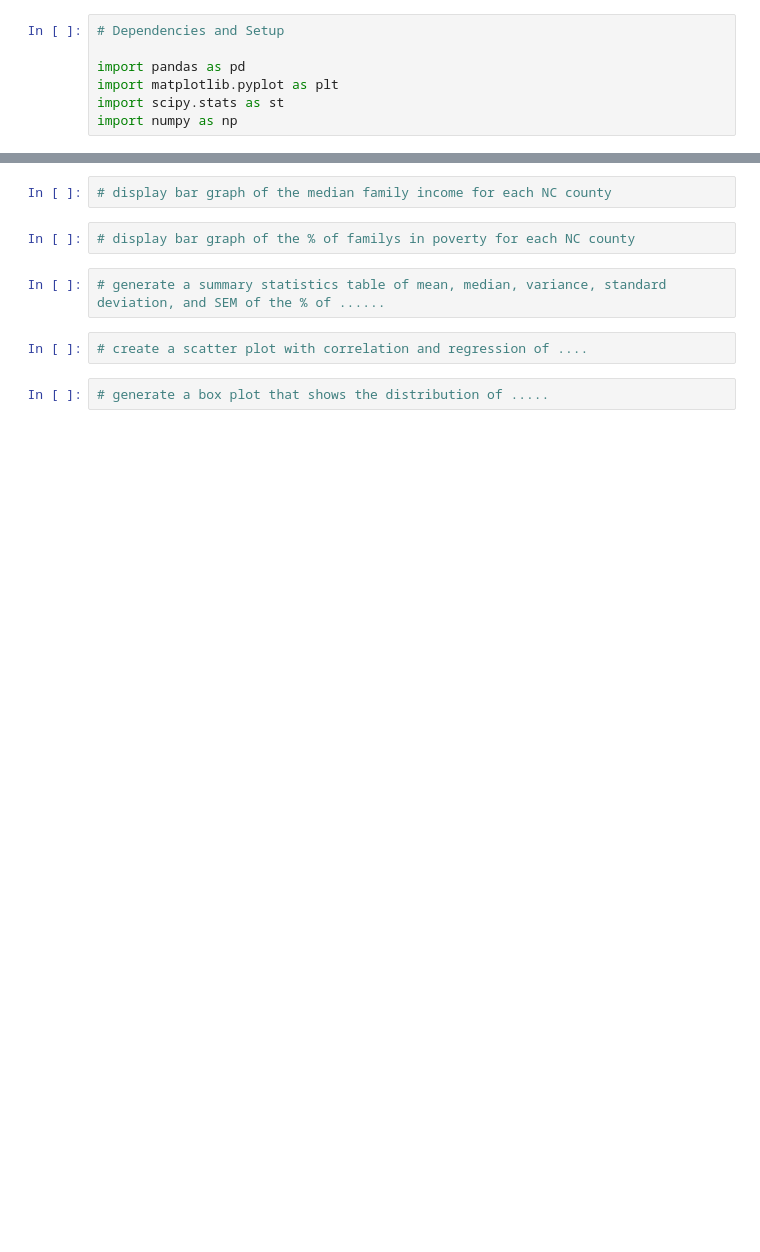
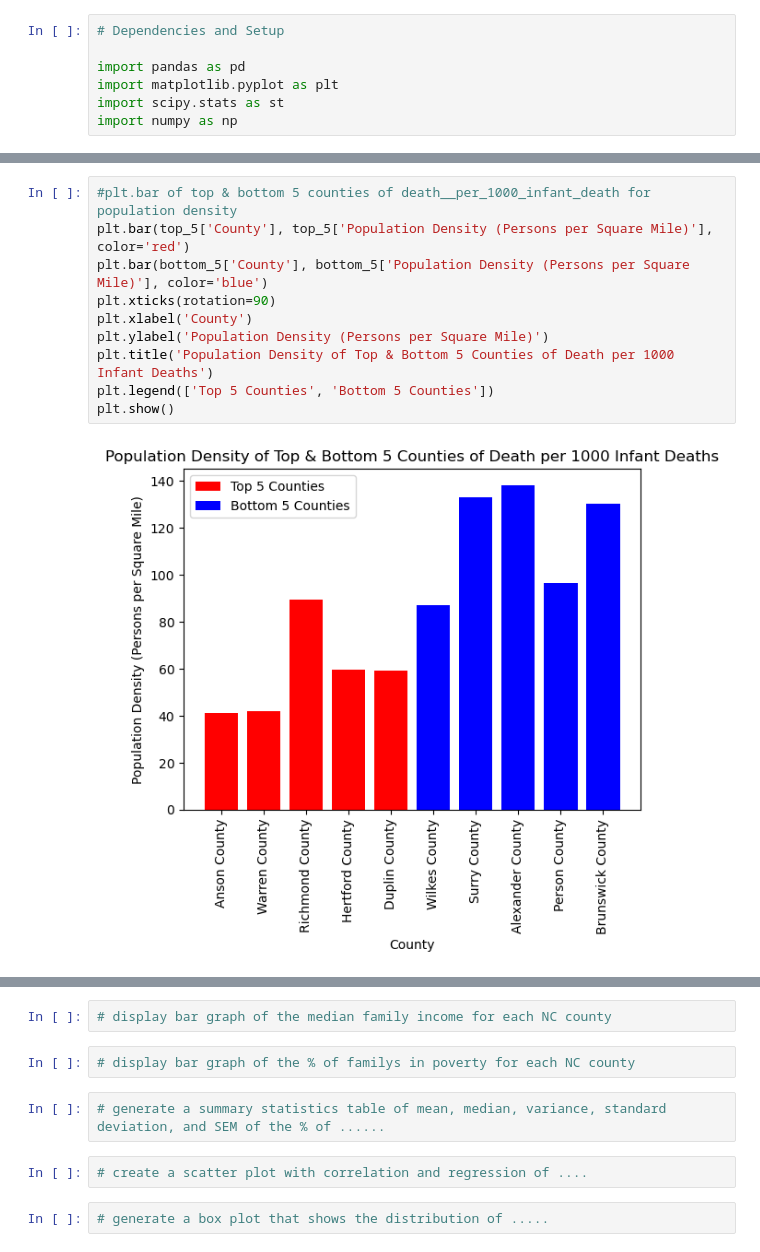
Before and after one commit to SwagmasterMatt/Public-Health-Exploratory-Analysis, a Jupyter notebook: data_visualization.ipynb, the cells around one changed output, grey strips where cells are left out. Drawn from its saved outputs; the diff is of its cells as text; blank space fills up the shorter version.

```diff
--- a/data_visualization.ipynb
+++ b/data_visualization.ipynb
@@ -167,0 +264,12 @@ print(pct_infant_deaths)
+# %%
+#plt.bar of top & bottom 5 counties of death__per_1000_infant_death for population density
+plt.bar(top_5['County'], top_5['Population Density (Persons per Square Mile)'], color='red')
+plt.bar(bottom_5['County'], bottom_5['Population Density (Persons per Square Mile)'], color='blue')
+plt.xticks(rotation=90)
+plt.xlabel('County')
+plt.ylabel('Population Density (Persons per Square Mile)')
+plt.title('Population Density of Top & Bottom 5 Counties of Death per 1000 Infant Deaths')
+plt.legend(['Top 5 Counties', 'Bottom 5 Counties'])
+plt.show()
+# %% [output]
+[figure, added]
```
Also changed, not shown: parts of 20 cells of this notebook.
